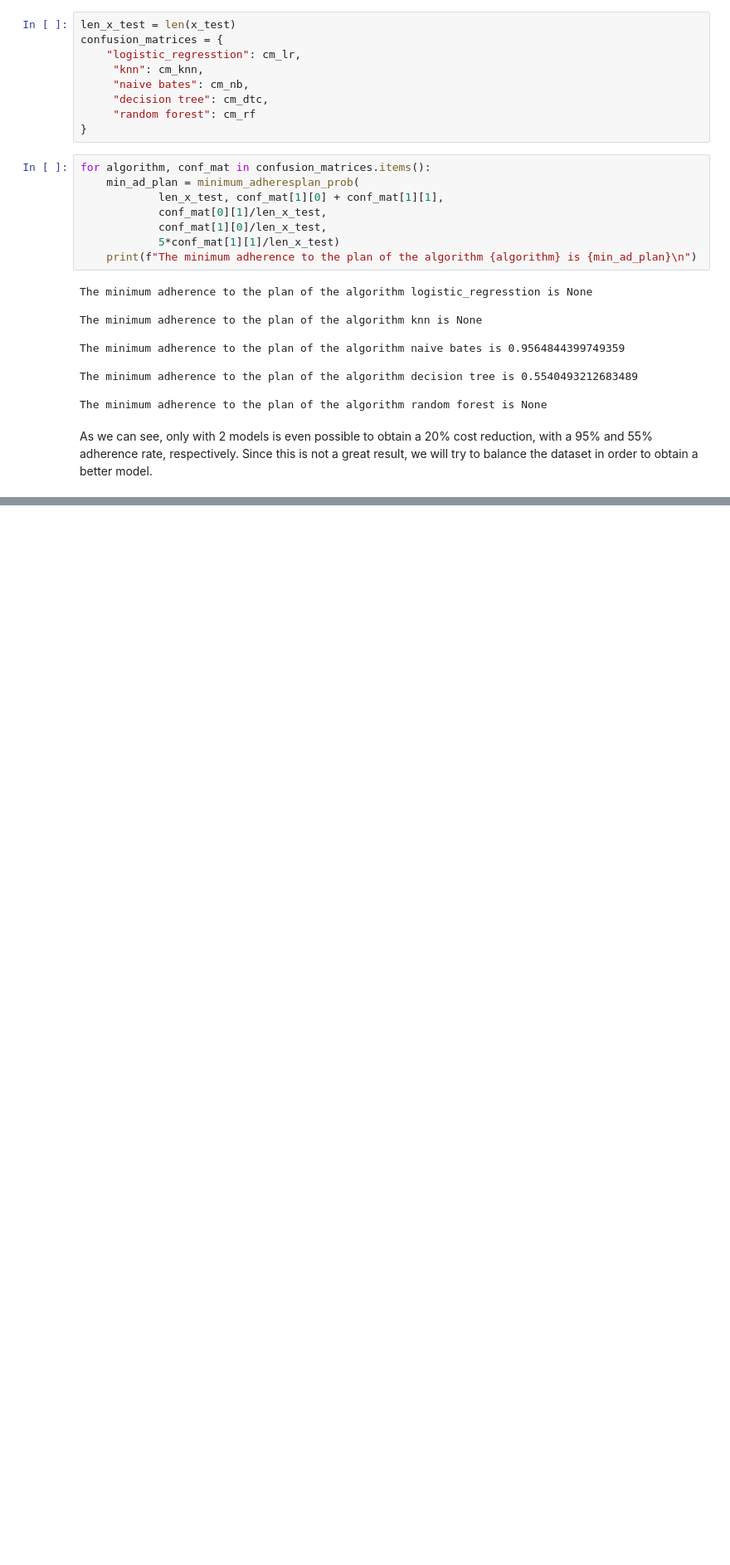
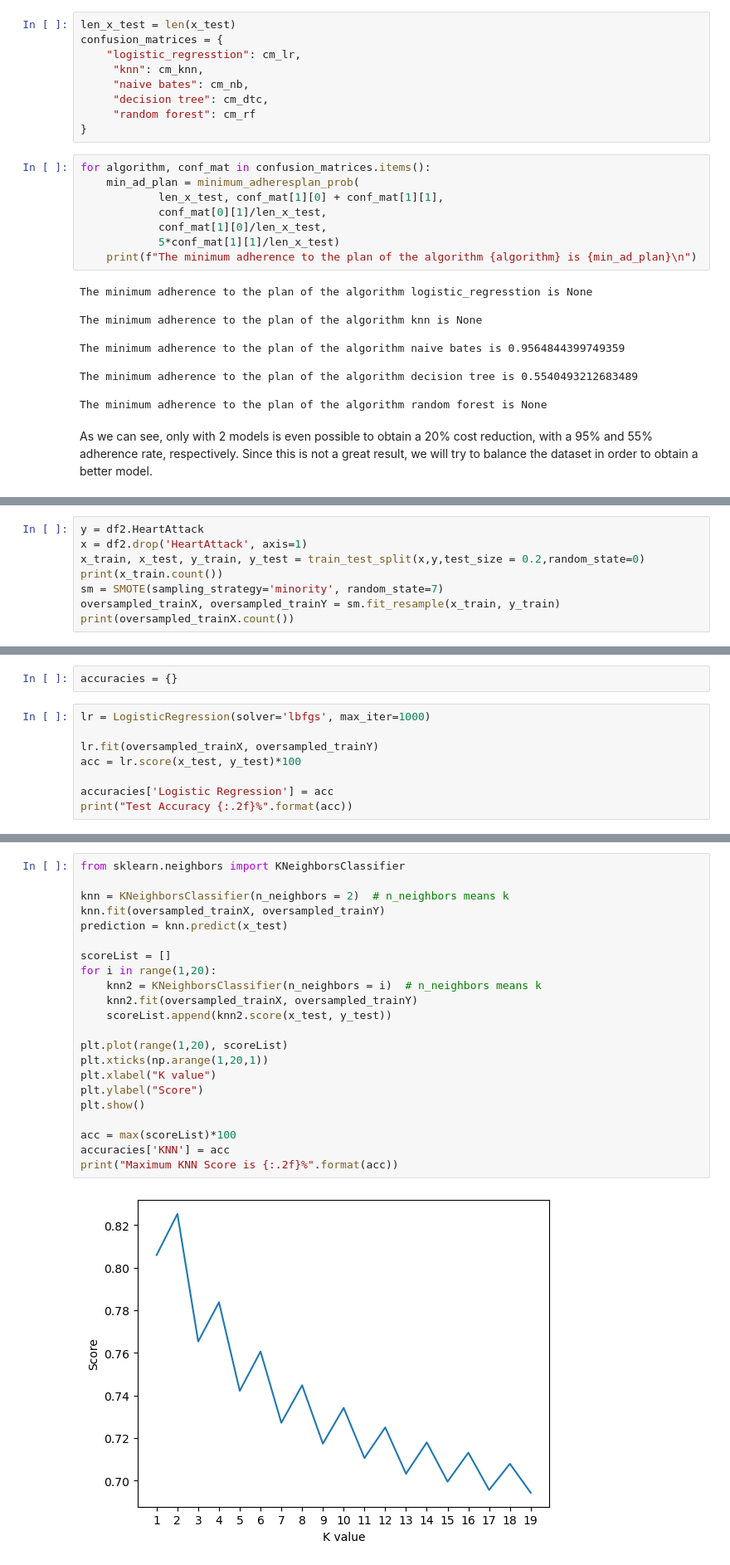
Before and after one commit to acrulopez/heart-attack-prediction, a Jupyter notebook: Project.ipynb, the cells around one changed output, grey strips where cells are left out. Shown at 83% size. Cells and saved outputs as stored; diff of their text form; blank space fills up the shorter version.

```diff
--- a/Project.ipynb
+++ b/Project.ipynb
@@ -421,0 +446,8 @@ As we can see, only with 2 models is even possible to obtain a 20% cost reductio
+# %%
+y = df2.HeartAttack
+x = df2.drop('HeartAttack', axis=1)
+x_train, x_test, y_train, y_test = train_test_split(x,y,test_size = 0.2,random_state=0)
+print(x_train.count())
+sm = SMOTE(sampling_strategy='minority', random_state=7)
+oversampled_trainX, oversampled_trainY = sm.fit_resample(x_train, y_train)
+print(oversampled_trainX.count())
@@ -421,0 +472,10 @@ As we can see, only with 2 models is even possible to obtain a 20% cost reductio
+# %%
+accuracies = {}
+# %%
+lr = LogisticRegression(solver='lbfgs', max_iter=1000)
+
+lr.fit(oversampled_trainX, oversampled_trainY)
+acc = lr.score(x_test, y_test)*100
+
+accuracies['Logistic Regression'] = acc
+print("Test Accuracy {:.2f}%".format(acc))
@@ -421,0 +484,24 @@ As we can see, only with 2 models is even possible to obtain a 20% cost reductio
+# %%
+from sklearn.neighbors import KNeighborsClassifier
+
+knn = KNeighborsClassifier(n_neighbors = 2)  # n_neighbors means k
+knn.fit(oversampled_trainX, oversampled_trainY)
+prediction = knn.predict(x_test)
+
+scoreList = []
+for i in range(1,20):
+    knn2 = KNeighborsClassifier(n_neighbors = i)  # n_neighbors means k
+    knn2.fit(oversampled_trainX, oversampled_trainY)
+    scoreList.append(knn2.score(x_test, y_test))
+
+plt.plot(range(1,20), scoreList)
+plt.xticks(np.arange(1,20,1))
+plt.xlabel("K value")
+plt.ylabel("Score")
+plt.show()
+
+acc = max(scoreList)*100
+accuracies['KNN'] = acc
+print("Maximum KNN Score is {:.2f}%".format(acc))
+# %% [output]
+[figure, added]
```
Also changed, not shown: parts of 13 cells of this notebook.
